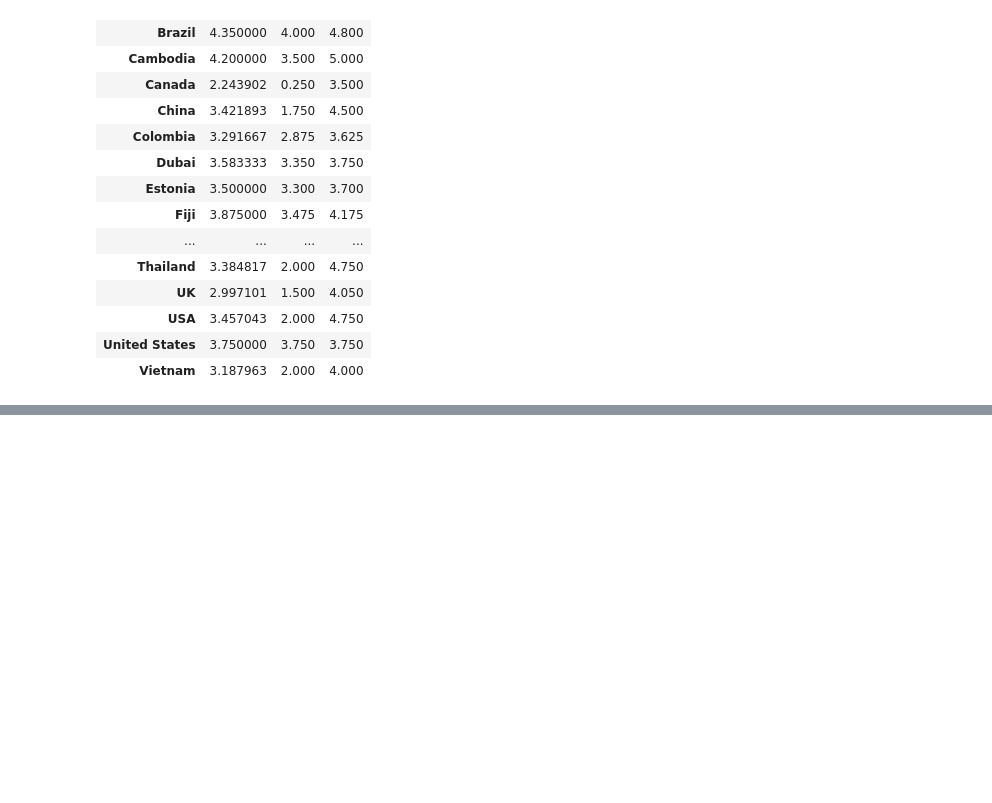
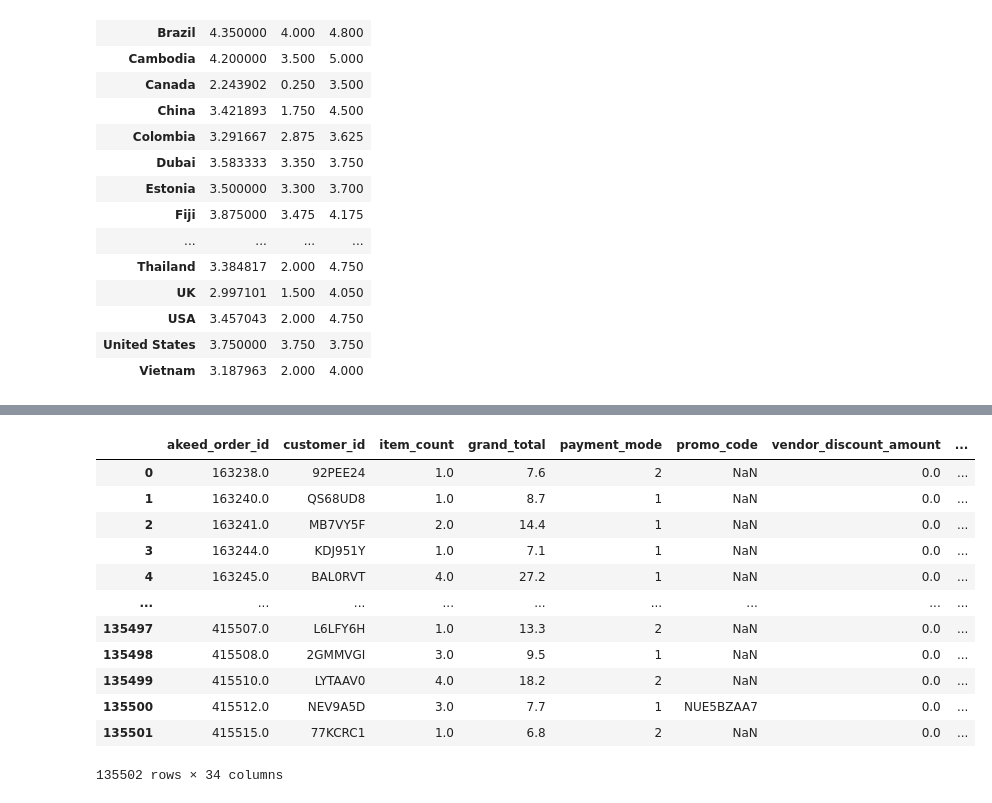
Before and after one commit to yellowsimulator/uib-fall-2020, a Jupyter notebook: assignments/assignement5/assignment5.ipynb, the cells around one changed output, grey strips where cells are left out. Drawn from its saved outputs; the diff is of its cells as text; code cells hidden in the pictures; blank space fills up the shorter version.

```diff
--- a/assignments/assignement5/assignment5.ipynb
+++ b/assignments/assignement5/assignment5.ipynb
@@ -185,0 +233,7 @@ df2_group_by_country_mean_qunatiles
+# %%
+import warnings
+warnings.filterwarnings("ignore")
+df3_customer = pd.read_csv(files[1])
+df3_order = pd.read_csv(files[2])
+print(f" shape of customer {df3_customer.shape}")
+print(f" order of customer {df3_order.shape}")
@@ -185,0 +259,18 @@ df2_group_by_country_mean_qunatiles
+# %%
+df3 = pd.merge(df3_order, df3_customer, how='left', left_on='customer_id', right_on='akeed_customer_id')
+# %%
+df3
+# %% [output]
+|  | akeed_order_id | customer_id | item_count | grand_total | payment_mode | promo_code | vendor_discount_amount | ... |
+| 0 | 163238.0 | 92PEE24 | 1.0 | 7.6 | 2 | NaN | 0.0 | ... |
+| 1 | 163240.0 | QS68UD8 | 1.0 | 8.7 | 1 | NaN | 0.0 | ... |
+| 2 | 163241.0 | MB7VY5F | 2.0 | 14.4 | 1 | NaN | 0.0 | ... |
+| 3 | 163244.0 | KDJ951Y | 1.0 | 7.1 | 1 | NaN | 0.0 | ... |
+| 4 | 163245.0 | BAL0RVT | 4.0 | 27.2 | 1 | NaN | 0.0 | ... |
+| ... | ... | ... | ... | ... | ... | ... | ... | ... |
+| 135497 | 415507.0 | L6LFY6H | 1.0 | 13.3 | 2 | NaN | 0.0 | ... |
+| 135498 | 415508.0 | 2GMMVGI | 3.0 | 9.5 | 1 | NaN | 0.0 | ... |
+| 135499 | 415510.0 | LYTAAV0 | 4.0 | 18.2 | 2 | NaN | 0.0 | ... |
+| 135500 | 415512.0 | NEV9A5D | 3.0 | 7.7 | 1 | NUE5BZAA7 | 0.0 | ... |
+| 135501 | 415515.0 | 77KCRC1 | 1.0 | 6.8 | 2 | NaN | 0.0 | ... |
+135502 rows × 34 columns
```
Also changed, not shown: parts of 25 cells of this notebook.
